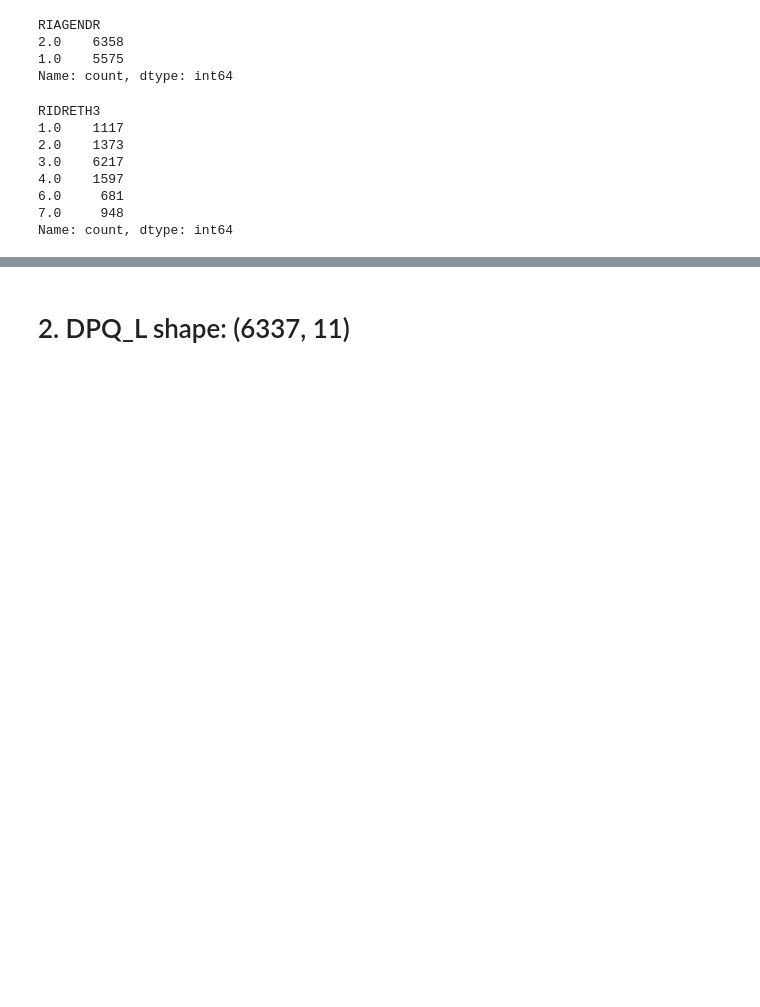
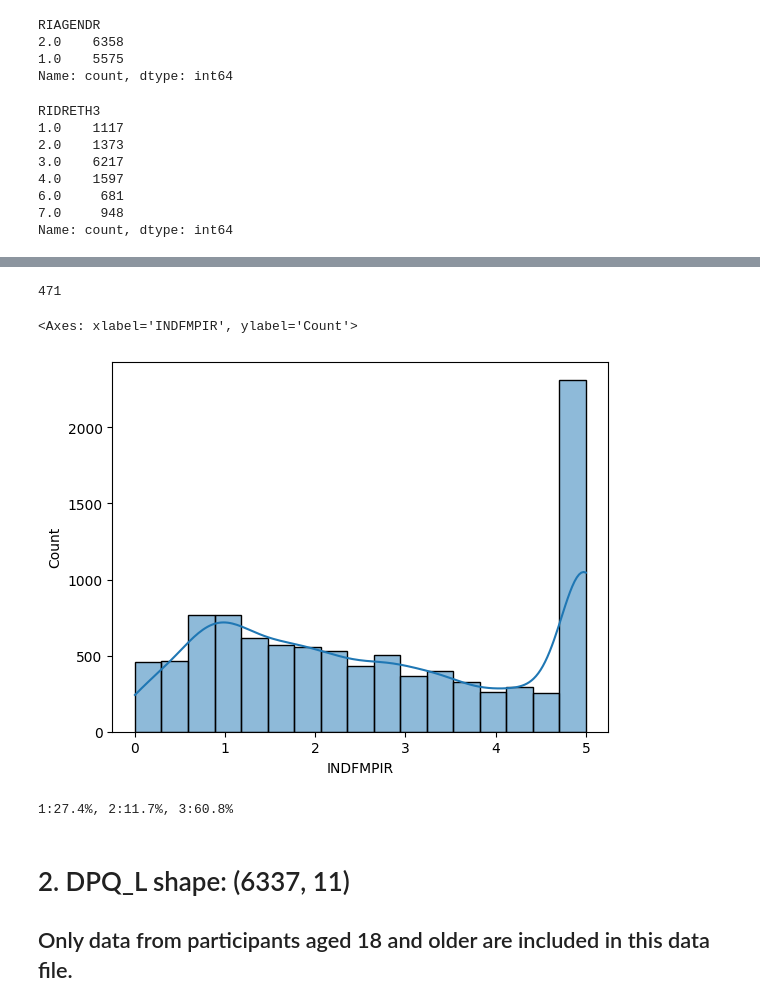
Before and after one commit to shubin-li/fairness-ml-pipeline, a Jupyter notebook: src/nhanes/notebooks/data_exploration.ipynb, the cells around one changed output, grey strips where cells are left out. Saved outputs shown, nothing was run; the diff lists cells and outputs as text; code cells hidden in the pictures; blank space fills up the shorter version.

Commit message:
data_exploration day2

```diff
--- a/src/nhanes/notebooks/data_exploration.ipynb
+++ b/src/nhanes/notebooks/data_exploration.ipynb
@@ -112,2 +134,22 @@ Name: count, dtype: int64
+# %%
+demo['INDFMPIR'].nunique()
+# %% [output]
+471
+# %%
+sns.histplot(demo['INDFMPIR'],kde=True)
+# %% [output]
+<Axes: xlabel='INDFMPIR', ylabel='Count'>
+[figure, added]
+# %%
+n = demo['INDFMPIR'].notna().sum()
+
+pov_level_1 = (demo['INDFMPIR'] <= 1.30).sum() / n
+pov_level_2 = ((demo['INDFMPIR'] > 1.30) & (demo['INDFMPIR'] <= 1.85)).sum() / n
+pov_level_3 = (demo['INDFMPIR'] > 1.85).sum() / n
+
+print(f"1:{pov_level_1:.1%}, 2:{pov_level_2:.1%}, 3:{pov_level_3:.1%}")
+# %% [output]
+1:27.4%, 2:11.7%, 3:60.8%
 # %% [markdown]
 # 2. DPQ_L shape: (6337, 11)
+## Only data from participants aged 18 and older are included in this data file.
```
Also changed, not shown: parts of 67 cells of this notebook.
